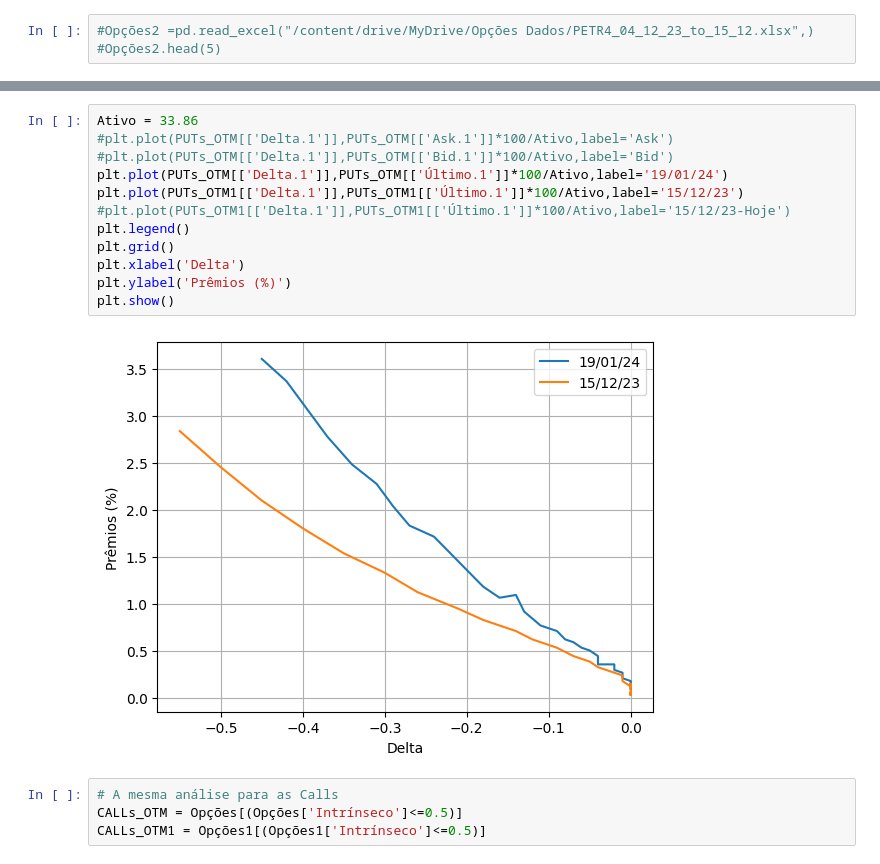
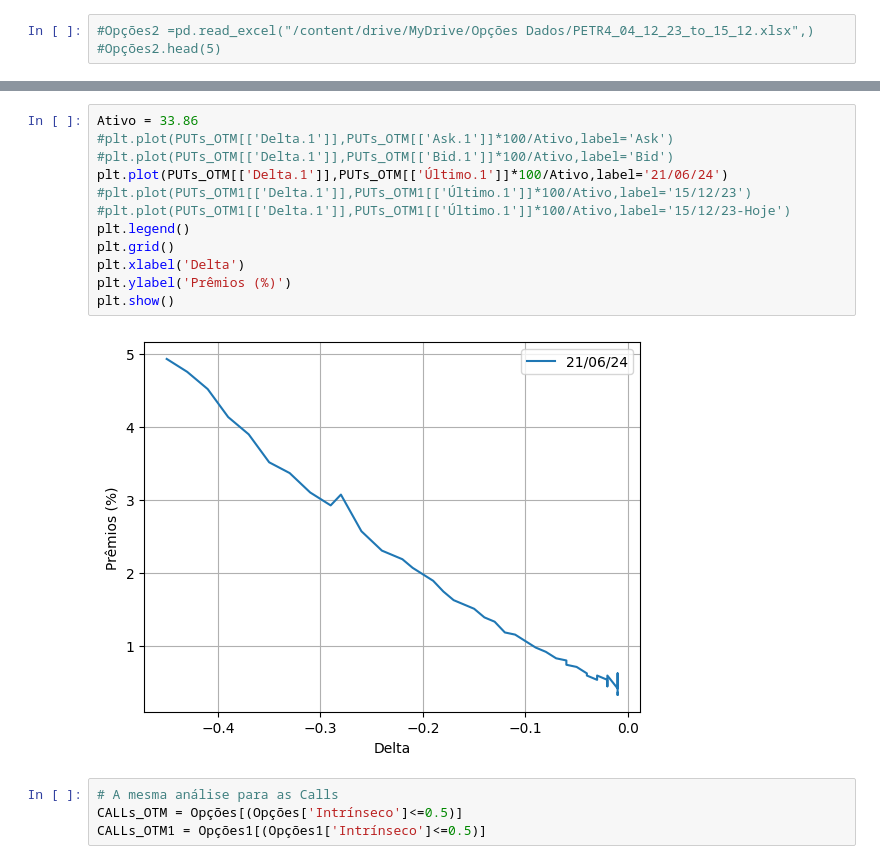
Before and after one commit to facklen/python_para_investimentos, a Jupyter notebook: Avaliação_Opções 23_04_24.ipynb, the cells around one changed output, grey strips where cells are left out. Saved outputs shown, nothing was run; the diff lists cells and outputs as text.

```diff
--- a/Avaliação_Opções 23_04_24.ipynb
+++ b/Avaliação_Opções 23_04_24.ipynb
@@ -72,17 +65,17 @@ PUTs_OTM[['Ask.1','Bid.1','Último.1']].plot(figsize = (6,4));
 # %%
 Ativo = 33.86
 #plt.plot(PUTs_OTM[['Delta.1']],PUTs_OTM[['Ask.1']]*100/Ativo,label='Ask')
 #plt.plot(PUTs_OTM[['Delta.1']],PUTs_OTM[['Bid.1']]*100/Ativo,label='Bid')
-plt.plot(PUTs_OTM[['Delta.1']],PUTs_OTM[['Último.1']]*100/Ativo,label='19/01/24')
-plt.plot(PUTs_OTM1[['Delta.1']],PUTs_OTM1[['Último.1']]*100/Ativo,label='15/12/23')
+plt.plot(PUTs_OTM[['Delta.1']],PUTs_OTM[['Último.1']]*100/Ativo,label='21/06/24')
+#plt.plot(PUTs_OTM1[['Delta.1']],PUTs_OTM1[['Último.1']]*100/Ativo,label='15/12/23')
 #plt.plot(PUTs_OTM1[['Delta.1']],PUTs_OTM1[['Último.1']]*100/Ativo,label='15/12/23-Hoje')
 plt.legend()
 plt.grid()
 plt.xlabel('Delta')
 plt.ylabel('Prêmios (%)')
 plt.show()
 # %% [output]
-[figure, old version]
+[figure, new version]
 # %%
 # A mesma análise para as Calls
 CALLs_OTM = Opções[(Opções['Intrínseco']<=0.5)]
```
Also changed, not shown: parts of 2 cells of this notebook.
